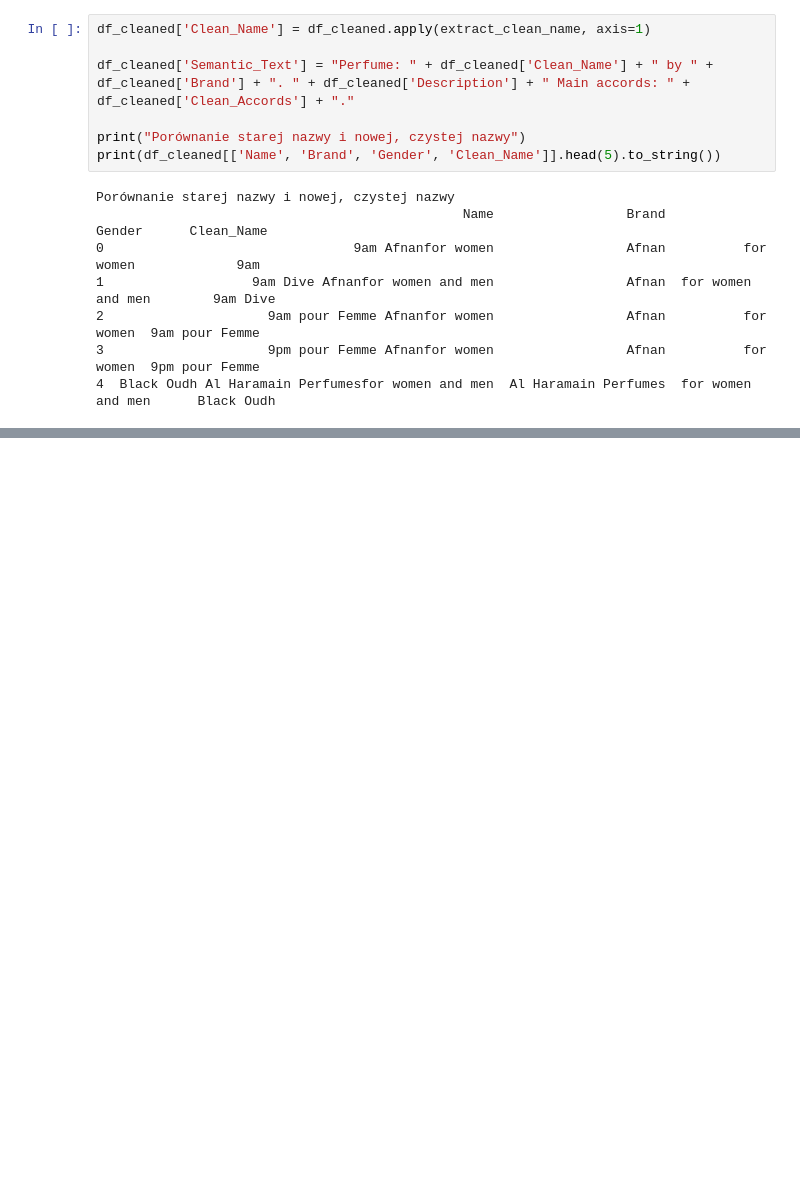
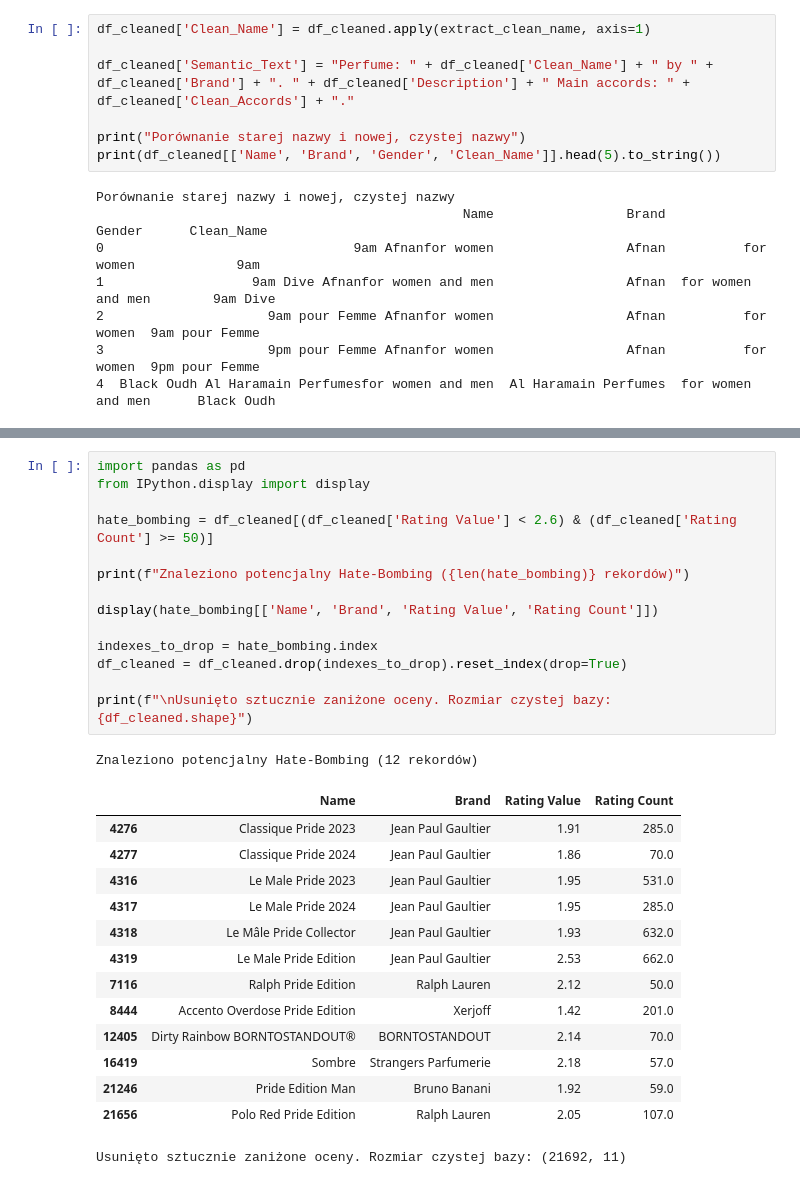
Before and after one commit to adamdobrogowski/semantic-perfume-search-app, a Jupyter notebook: data_cleaning.ipynb, the cells around one changed output, grey strips where cells are left out. Saved outputs shown, nothing was run; the diff lists cells and outputs as text; blank space fills up the shorter version.

```diff
--- a/data_cleaning.ipynb
+++ b/data_cleaning.ipynb
@@ -124,0 +151,30 @@ df_cleaned.head()
+# %%
+import pandas as pd
+from IPython.display import display
+
+hate_bombing = df_cleaned[(df_cleaned['Rating Value'] < 2.6) & (df_cleaned['Rating Count'] >= 50)]
+
+print(f"Znaleziono potencjalny Hate-Bombing ({len(hate_bombing)} rekordów)")
+
+display(hate_bombing[['Name', 'Brand', 'Rating Value', 'Rating Count']])
+
+indexes_to_drop = hate_bombing.index
+df_cleaned = df_cleaned.drop(indexes_to_drop).reset_index(drop=True)
+
+print(f"\nUsunięto sztucznie zaniżone oceny. Rozmiar czystej bazy: {df_cleaned.shape}")
+# %% [output]
+Znaleziono potencjalny Hate-Bombing (12 rekordów)
+|  | Name | Brand | Rating Value | Rating Count |
+| 4276 | Classique Pride 2023 | Jean Paul Gaultier | 1.91 | 285.0 |
+| 4277 | Classique Pride 2024 | Jean Paul Gaultier | 1.86 | 70.0 |
+| 4316 | Le Male Pride 2023 | Jean Paul Gaultier | 1.95 | 531.0 |
+| 4317 | Le Male Pride 2024 | Jean Paul Gaultier | 1.95 | 285.0 |
+| 4318 | Le Mâle Pride Collector | Jean Paul Gaultier | 1.93 | 632.0 |
+| 4319 | Le Male Pride Edition | Jean Paul Gaultier | 2.53 | 662.0 |
+| 7116 | Ralph Pride Edition | Ralph Lauren | 2.12 | 50.0 |
+| 8444 | Accento Overdose Pride Edition | Xerjoff | 1.42 | 201.0 |
+| 12405 | Dirty Rainbow BORNTOSTANDOUT® | BORNTOSTANDOUT | 2.14 | 70.0 |
+| 16419 | Sombre | Strangers Parfumerie | 2.18 | 57.0 |
+| 21246 | Pride Edition Man | Bruno Banani | 1.92 | 59.0 |
+| 21656 | Polo Red Pride Edition | Ralph Lauren | 2.05 | 107.0 |
+Usunięto sztucznie zaniżone oceny. Rozmiar czystej bazy: (21692, 11)
```
Also changed, not shown: parts of 3 cells of this notebook, 1 other file.
